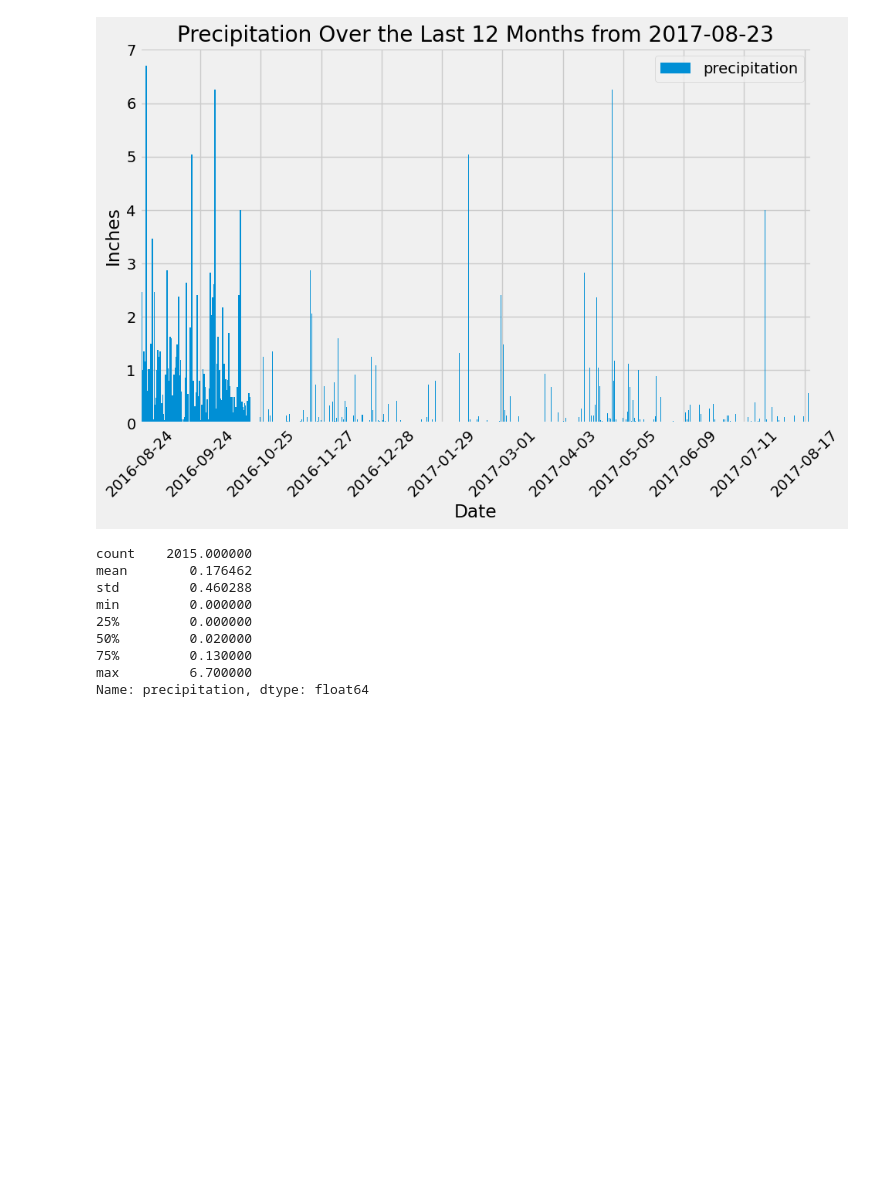
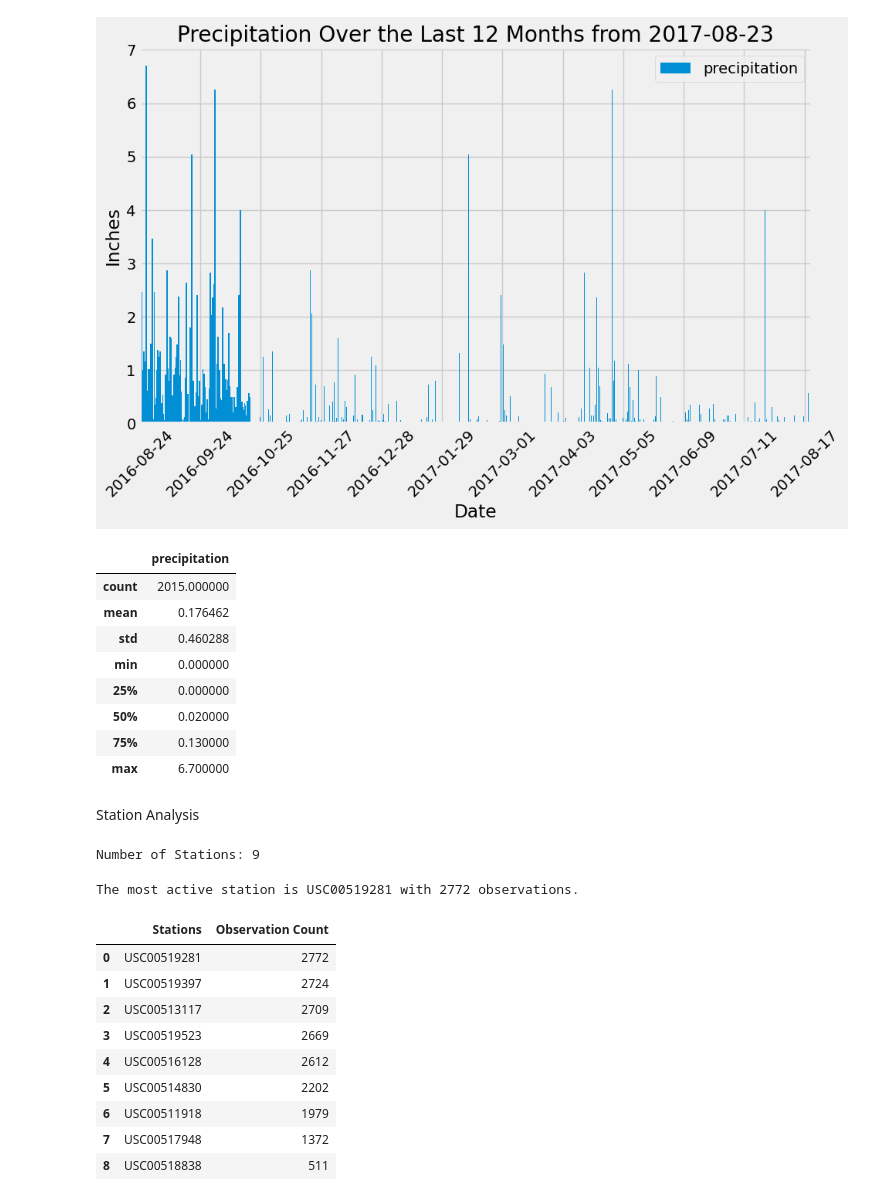
Before and after one commit to elizabethlconn/sqlalchemy-challenge, a Jupyter notebook: SurfsUp_submission.ipynb, the cells around one changed output. Cells and saved outputs as stored; diff of their text form; code cells hidden in the pictures; blank space fills up the shorter version.

```diff
--- a/SurfsUp_submission.ipynb
+++ b/SurfsUp_submission.ipynb
@@ -93,15 +87,15 @@ plt.show()
 # %% [output]
 [figure]
 # %%
-summary_statistics = date_prcp_df['precipitation'].describe()
-print(summary_statistics)
+summary_statistics = date_prcp_df.describe()
+summary_statistics
 # %% [output]
-count    2015.000000
-mean        0.176462
-std         0.460288
-min         0.000000
-25%         0.000000
-50%         0.020000
-75%         0.130000
-max         6.700000
-Name: precipitation, dtype: float64
+|  | precipitation |
+| count | 2015.000000 |
+| mean | 0.176462 |
+| std | 0.460288 |
+| min | 0.000000 |
+| 25% | 0.000000 |
+| 50% | 0.020000 |
+| 75% | 0.130000 |
+| max | 6.700000 |
@@ -107,0 +105,37 @@ Name: precipitation, dtype: float64
+# %% [markdown]
+Station Analysis
+# %%
+# how many stations are in the data set?
+station_session = Session(engine)
+
+station_count = station_session.query(func.count(Station.station)).scalar()
+print("Number of Stations:", station_count)
+# %% [output]
+Number of Stations: 9
+# %%
+# query that lists the stations and observation counts in descending order
+# return the most activate station <-- return the func.max(Measurement.)
+
+station_obs = station_session.query(
+    Measurement.station,
+    func.count(Measurement.station).label('observation_count')
+).group_by(Measurement.station).order_by(func.count(Measurement.station).desc()).all()
+
+station_obs_df = pd.DataFrame(station_obs, columns=['Stations', 'Observation Count'])
+
+most_active_station = station_obs_df.iloc[0]
+print(f"The most active station is {most_active_station['Stations']} with {most_active_station['Observation Count']} observations.")
+
+station_obs_df
+# %% [output]
+The most active station is USC00519281 with 2772 observations.
+|  | Stations | Observation Count |
+| 0 | USC00519281 | 2772 |
+| 1 | USC00519397 | 2724 |
+| 2 | USC00513117 | 2709 |
+| 3 | USC00519523 | 2669 |
+| 4 | USC00516128 | 2612 |
+| 5 | USC00514830 | 2202 |
+| 6 | USC00511918 | 1979 |
+| 7 | USC00517948 | 1372 |
+| 8 | USC00518838 | 511 |
```
Also changed, not shown: parts of 6 cells of this notebook, 1 other file.
